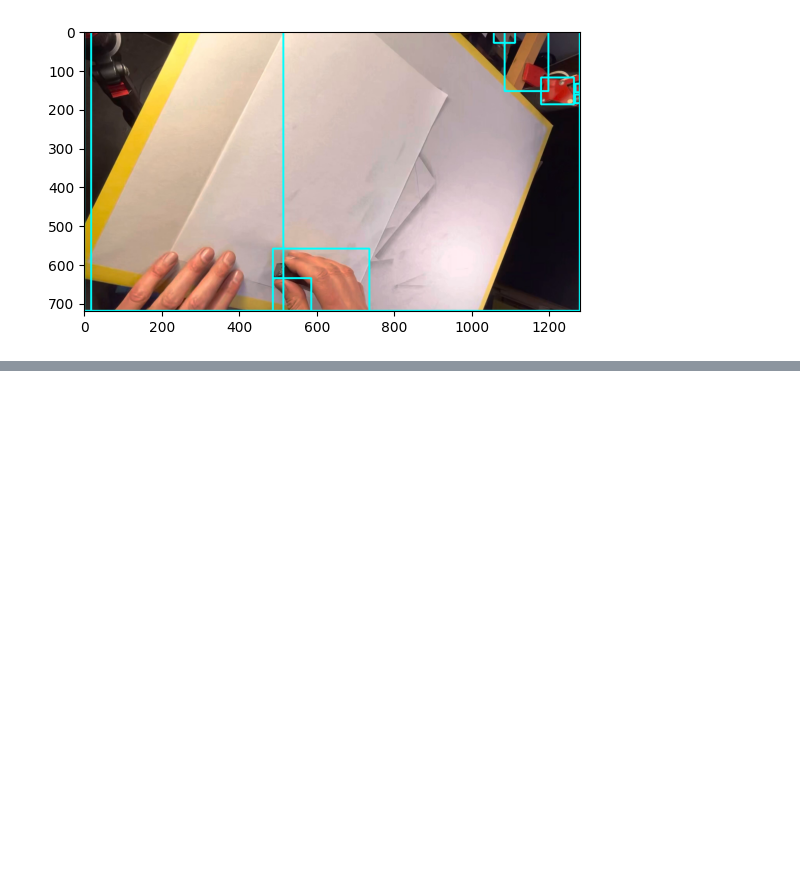
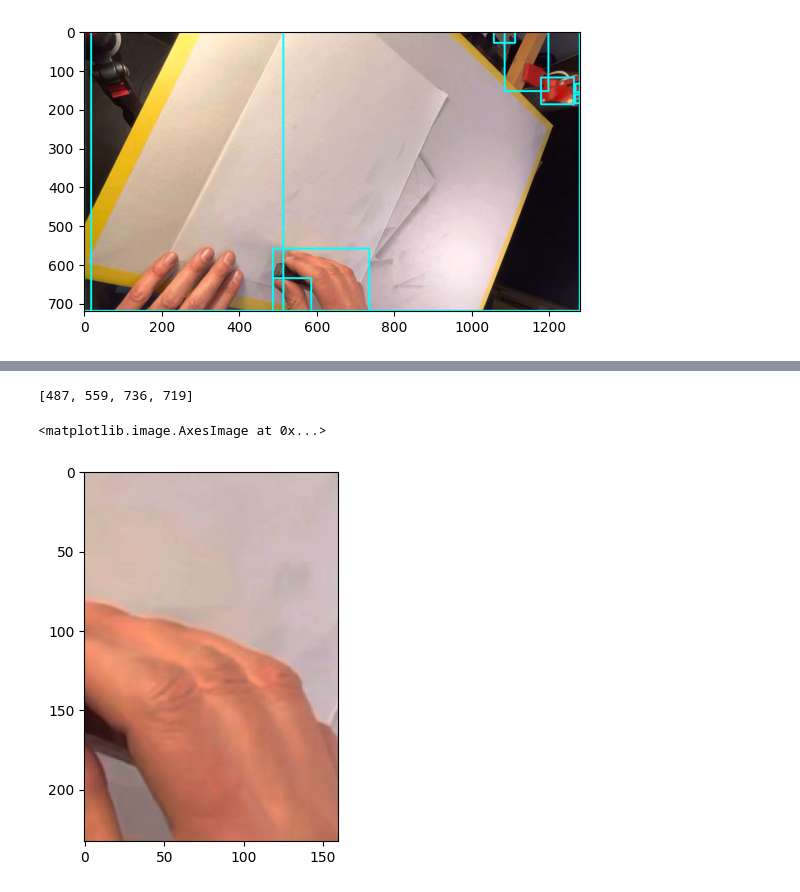
Before and after one commit to jinac/cv, a Jupyter notebook: handart/HandTest.ipynb, the cells around one changed output, grey strips where cells are left out. Cells and saved outputs as stored; diff of their text form; code cells hidden in the pictures; blank space fills up the shorter version.

```diff
--- a/handart/HandTest.ipynb
+++ b/handart/HandTest.ipynb
@@ -79,0 +81,8 @@ plt.imshow(object_center_frame)
+# %%
+bbox = boxes[-2]
+cropped_frame = color_correct_frame[bbox[0]:bbox[2], bbox[1]:bbox[3]]
+plt.imshow(cropped_frame)
+# %% [output]
+[487, 559, 736, 719]
+<matplotlib.image.AxesImage at 0x...>
+[figure, added]
```
Also changed, not shown: parts of 2 cells of this notebook.
